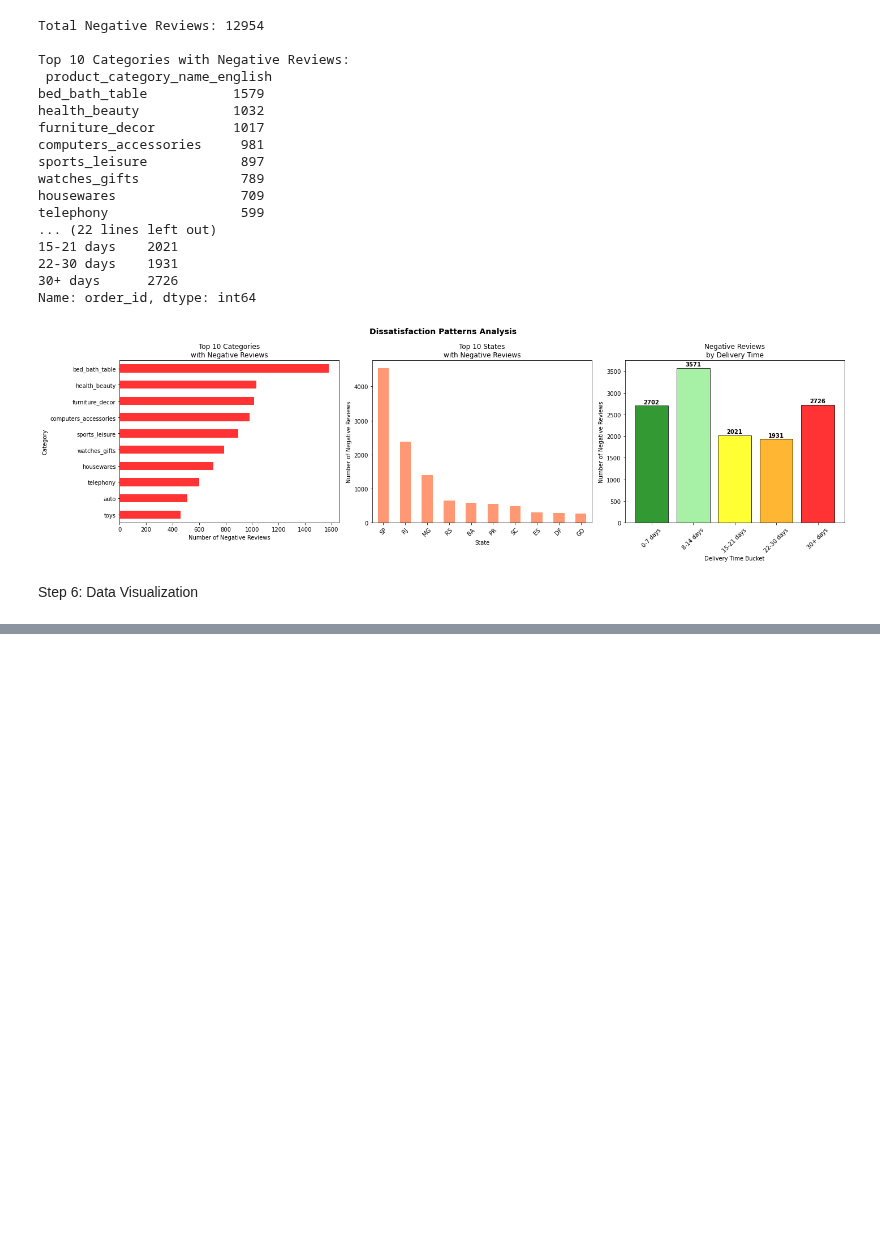
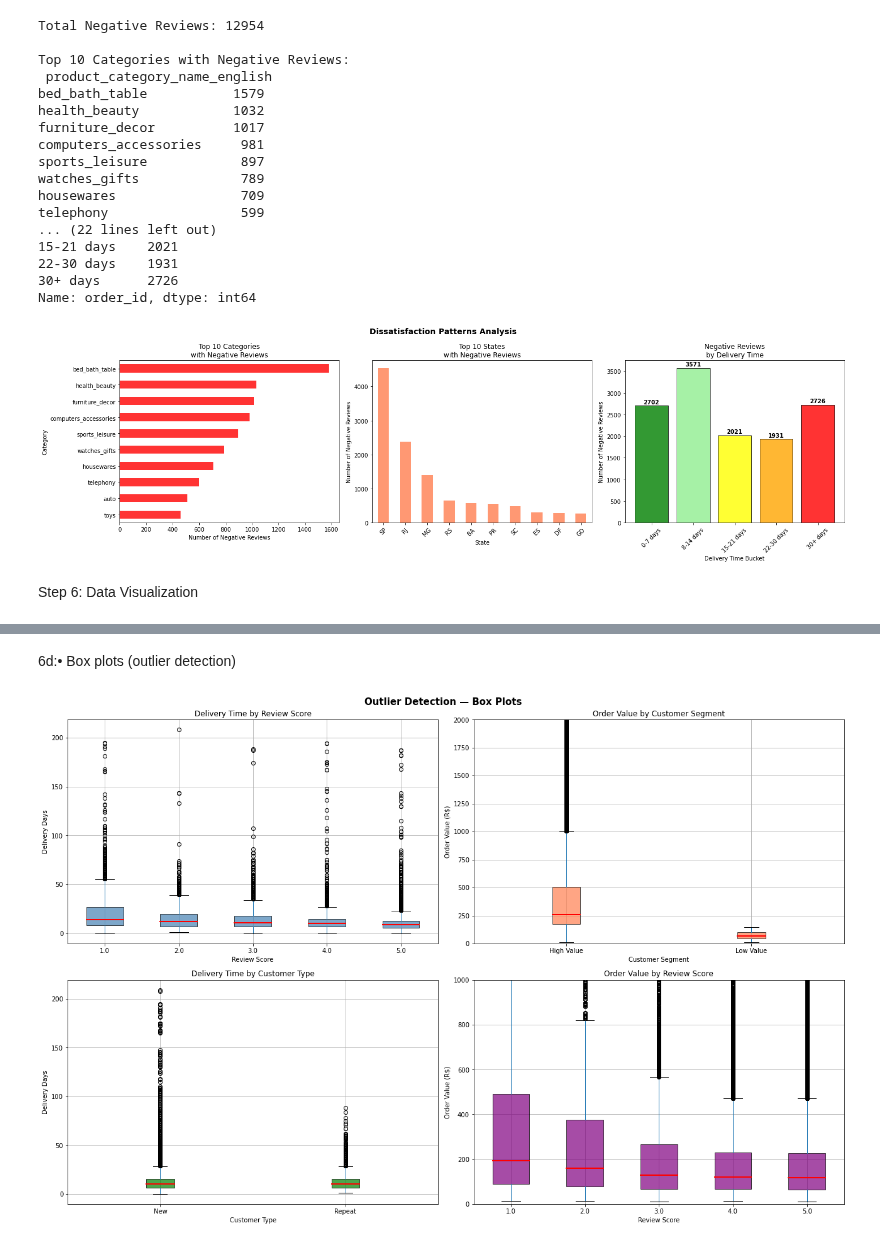
Before and after one commit to BangariSoni/LogicMojo-AI-ML-March26-SOBANGA, a Jupyter notebook: SoniBangari_Ecommerce_Intelligence_Project/project_implementation/project_implementation.ipynb, the cells around one changed output, grey strips where cells are left out. Saved outputs shown, nothing was run; the diff lists cells and outputs as text; code cells hidden in the pictures; blank space fills up the shorter version.

```diff
--- a/python_project_aiml_logicmojo/python_project_aiml_logicmojo_dataset/project_implementation.ipynb
+++ b/SoniBangari_Ecommerce_Intelligence_Project/project_implementation/project_implementation.ipynb
@@ -2104,0 +2290,71 @@ Step 6: Data Visualization
+# %% [markdown]
+6d:•	Box plots (outlier detection)
+# %%
+fig, axes = plt.subplots(2, 2, figsize=(18, 12))
+
+# Chart 1 — Delivery Time by Review Score
+master[master["review_score"] > 0].boxplot(
+    column="delivery_time_days",
+    by="review_score",
+    ax=axes[0,0],
+    patch_artist=True,
+    boxprops=dict(facecolor="steelblue", alpha=0.7),
+    medianprops=dict(color="red", linewidth=2))
+axes[0,0].set_title("Delivery Time by Review Score",
+                     fontsize=13, fontweight="bold")
+axes[0,0].set_xlabel("Review Score")
+axes[0,0].set_ylabel("Delivery Days")
+plt.sca(axes[0,0])
+plt.title("Delivery Time by Review Score")
+
+# Chart 2 — Order Value by Customer Segment
+master.boxplot(column="total_order_value",
+               by="customer_segment",
+               ax=axes[0,1],
+               patch_artist=True,
+               boxprops=dict(facecolor="coral", alpha=0.7),
+               medianprops=dict(color="red", linewidth=2))
+axes[0,1].set_title("Order Value by Customer Segment",
+                     fontsize=13, fontweight="bold")
+axes[0,1].set_xlabel("Customer Segment")
+axes[0,1].set_ylabel("Order Value (R$)")
+axes[0,1].set_ylim(0, 2000)
+plt.sca(axes[0,1])
+plt.title("Order Value by Customer Segment")
+
+# Chart 3 — Delivery Time by Customer Type
+master.boxplot(column="delivery_time_days",
+               by="customer_type",
+               ax=axes[1,0],
+               patch_artist=True,
+               boxprops=dict(facecolor="green", alpha=0.7),
+               medianprops=dict(color="red", linewidth=2))
+axes[1,0].set_title("Delivery Time by Customer Type",
+                     fontsize=13, fontweight="bold")
+axes[1,0].set_xlabel("Customer Type")
+axes[1,0].set_ylabel("Delivery Days")
+plt.sca(axes[1,0])
+plt.title("Delivery Time by Customer Type")
+
+# Chart 4 — Order Value by Review Score
+master[master["review_score"] > 0].boxplot(
+    column="total_order_value",
+    by="review_score",
+    ax=axes[1,1],
+    patch_artist=True,
+    boxprops=dict(facecolor="purple", alpha=0.7),
+    medianprops=dict(color="red", linewidth=2))
+axes[1,1].set_title("Order Value by Review Score",
+                     fontsize=13, fontweight="bold")
+axes[1,1].set_xlabel("Review Score")
+axes[1,1].set_ylabel("Order Value (R$)")
+axes[1,1].set_ylim(0, 1000)
+plt.sca(axes[1,1])
+plt.title("Order Value by Review Score")
+
+plt.suptitle("Outlier Detection — Box Plots",
+             fontsize=15, fontweight="bold")
+plt.tight_layout()
+plt.show()
+# %% [output]
+[figure, added]
```
Also changed, not shown: parts of 14 cells of this notebook, 12 other files.
